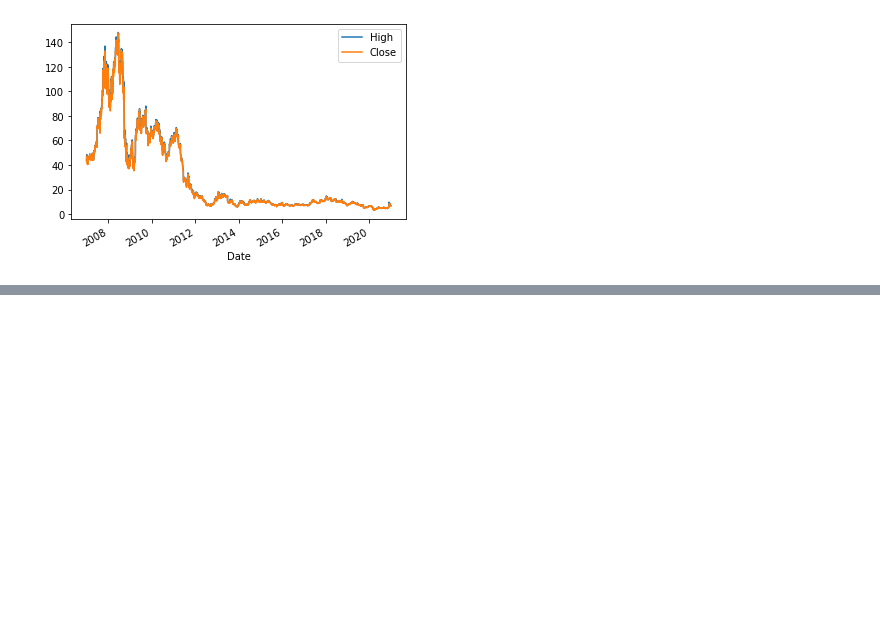
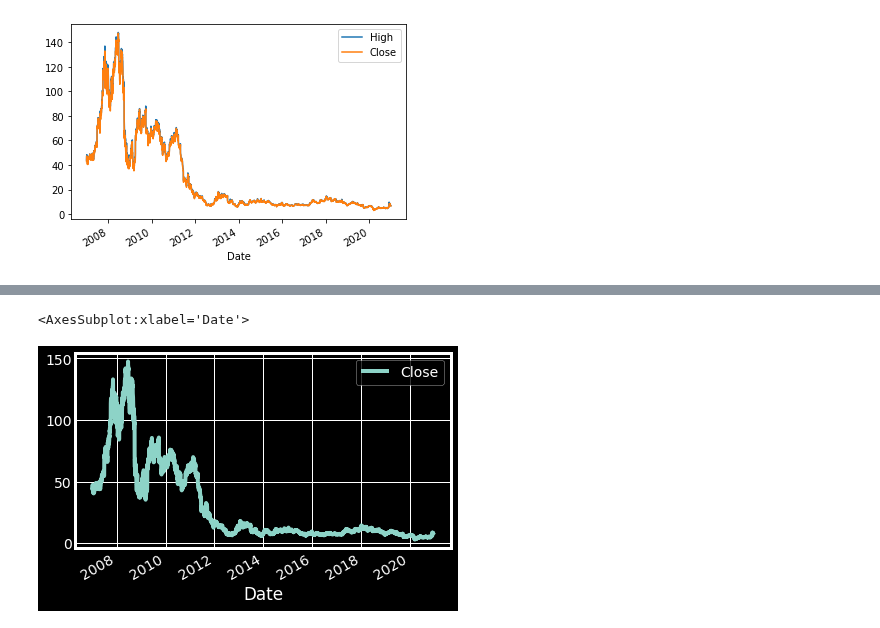
Before and after one commit to junclemente/tfs-pandas, a Jupyter notebook: Visualization.ipynb, the cells around one changed output, grey strips where cells are left out. Saved outputs shown, nothing was run; the diff lists cells and outputs as text; code cells hidden in the pictures; blank space fills up the shorter version.

```diff
--- a/Visualization.ipynb
+++ b/Visualization.ipynb
@@ -30,0 +58,6 @@ bb[["High", "Close"]].plot()
+# %%
+plt.style.use("dark_background")
+bb.plot(y = "Close")
+# %% [output]
+<AxesSubplot:xlabel='Date'>
+[figure, added]
```
Also changed, not shown: parts of 11 cells of this notebook.
